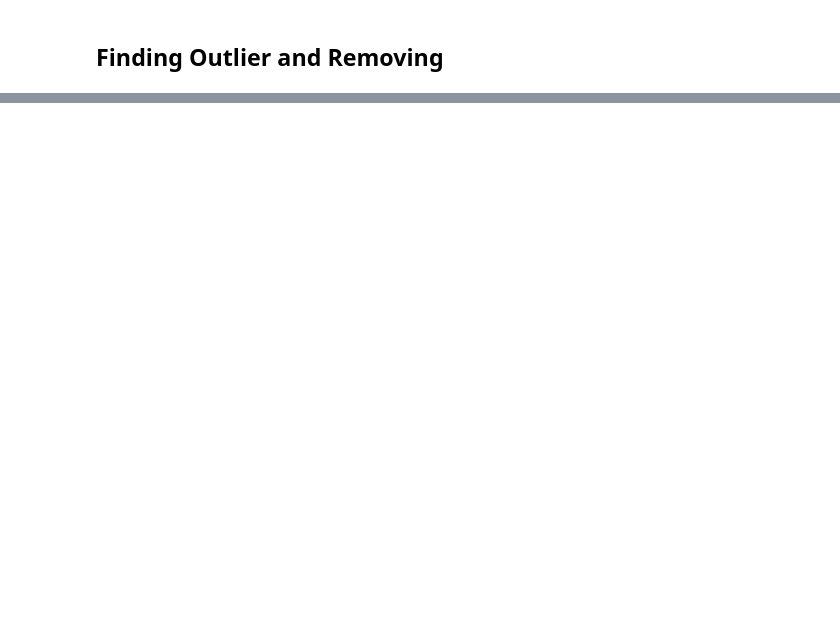
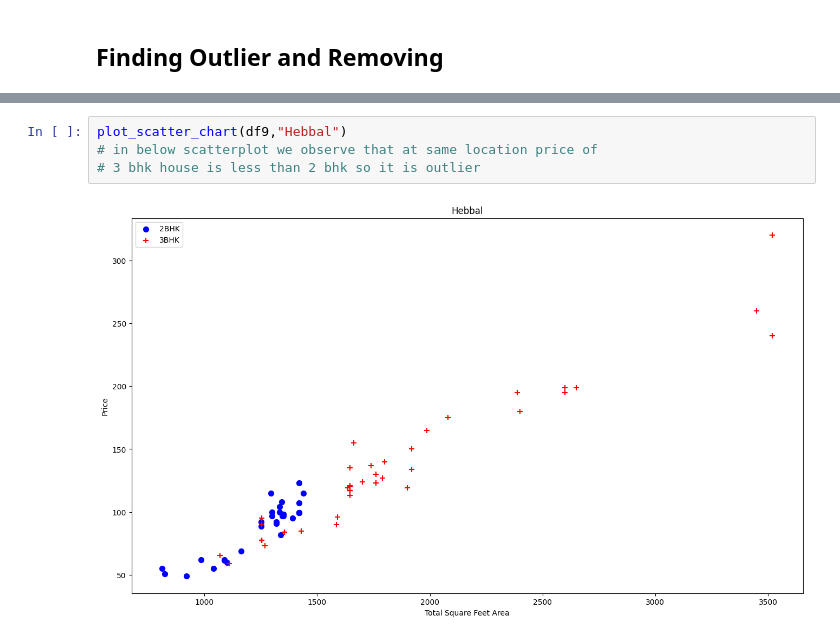
Before and after one commit to swapnalishamrao/Bengalore_House_Price_Prediction, a Jupyter notebook: Benglore_Housing_Price_Perediction.ipynb, the cells around one changed output, grey strips where cells are left out. Cells and saved outputs as stored; diff of their text form; blank space fills up the shorter version.

```diff
--- a/Benglore_Housing_Price_Perediction.ipynb
+++ b/Benglore_Housing_Price_Perediction.ipynb
@@ -438,0 +550,6 @@ for var in num_var:
+# %%
+plot_scatter_chart(df9,"Hebbal")
+# in below scatterplot we observe that at same location price of
+# 3 bhk house is less than 2 bhk so it is outlier
+# %% [output]
+[figure, added]
```
Also changed, not shown: parts of 14 cells of this notebook.
